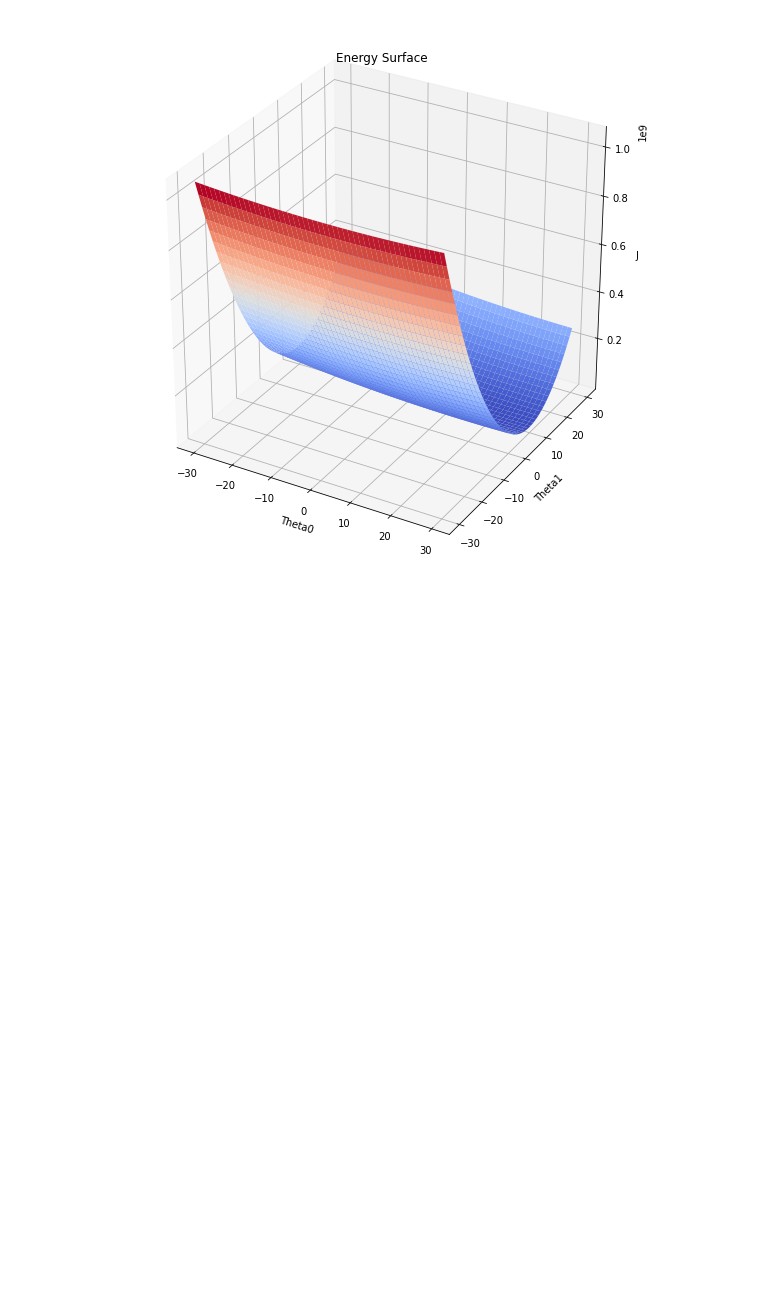
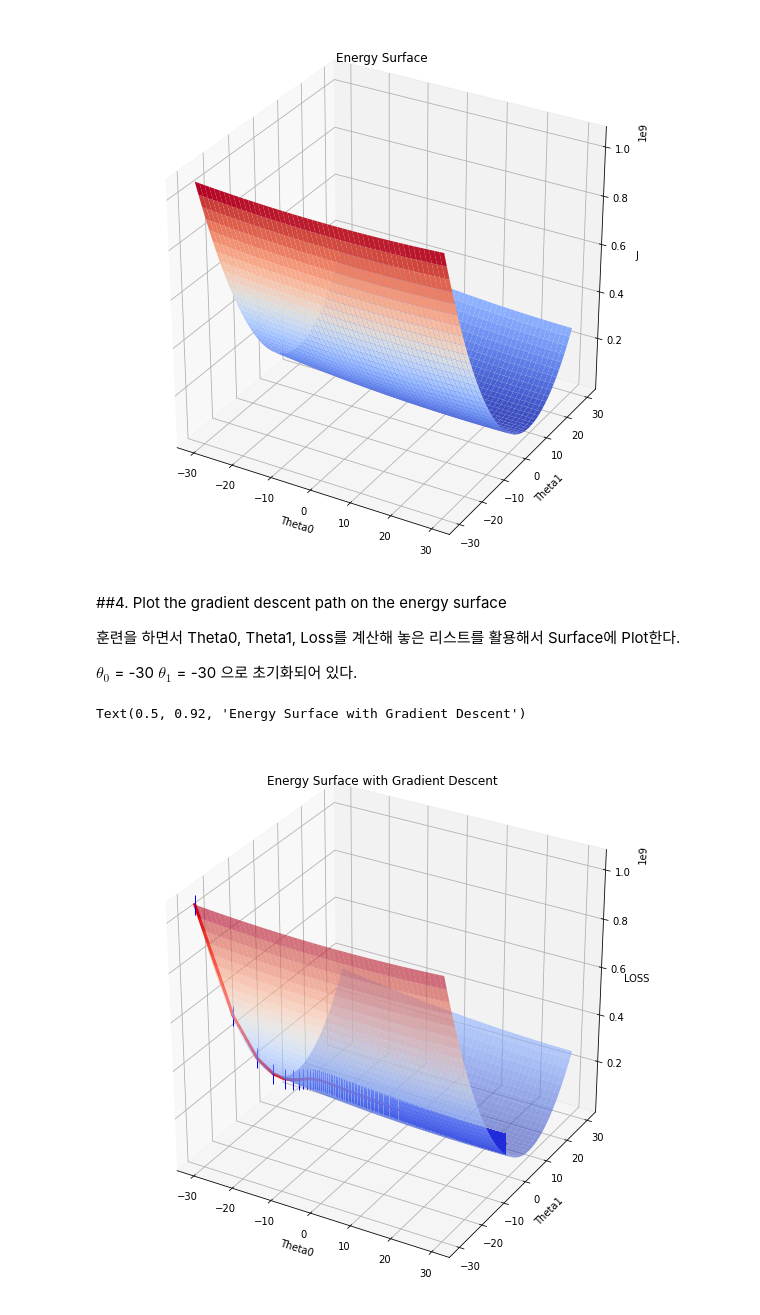
Before and after one commit to fxnnxc/class-MachineLearning, a Jupyter notebook: Assignment03.ipynb, the cells around one changed output. Cells and saved outputs as stored; diff of their text form; code cells hidden in the pictures; blank space fills up the shorter version.

Commit message:
Assignment04 Plot with Gradient Descent

```diff
--- a/Assignment03.ipynb
+++ b/Assignment03.ipynb
@@ -100,3 +100,23 @@ ax.set_title('Energy Surface')
 # %% [output]
 Text(0.5, 0.92, 'Energy Surface')
 [figure]
+# %% [markdown]
+##4. Plot the gradient descent path on the energy surface
+
+훈련을 하면서 Theta0, Theta1, Loss를 계산해 놓은 리스트를 활용해서 Surface에 Plot한다.
+
+$\theta_0$ = -30
+$\theta_1$ = -30 으로 초기화되어 있다.
+# %%
+plt.figure(figsize=(10,10))
+
+ax = plt.axes(projection='3d')
+ax.plot_surface(T0, T1, Z, cmap='coolwarm',alpha=0.6) # 표면
+ax.plot3D(THETA0, THETA1, LOSS,'red', lw=3,marker="|", ms=20, mec='blue') # Gradient Descent Path
+ax.set_xlabel('Theta0')
+ax.set_ylabel('Theta1')
+ax.set_zlabel('LOSS')
+ax.set_title('Energy Surface with Gradient Descent')
+# %% [output]
+Text(0.5, 0.92, 'Energy Surface with Gradient Descent')
+[figure, added]
```
